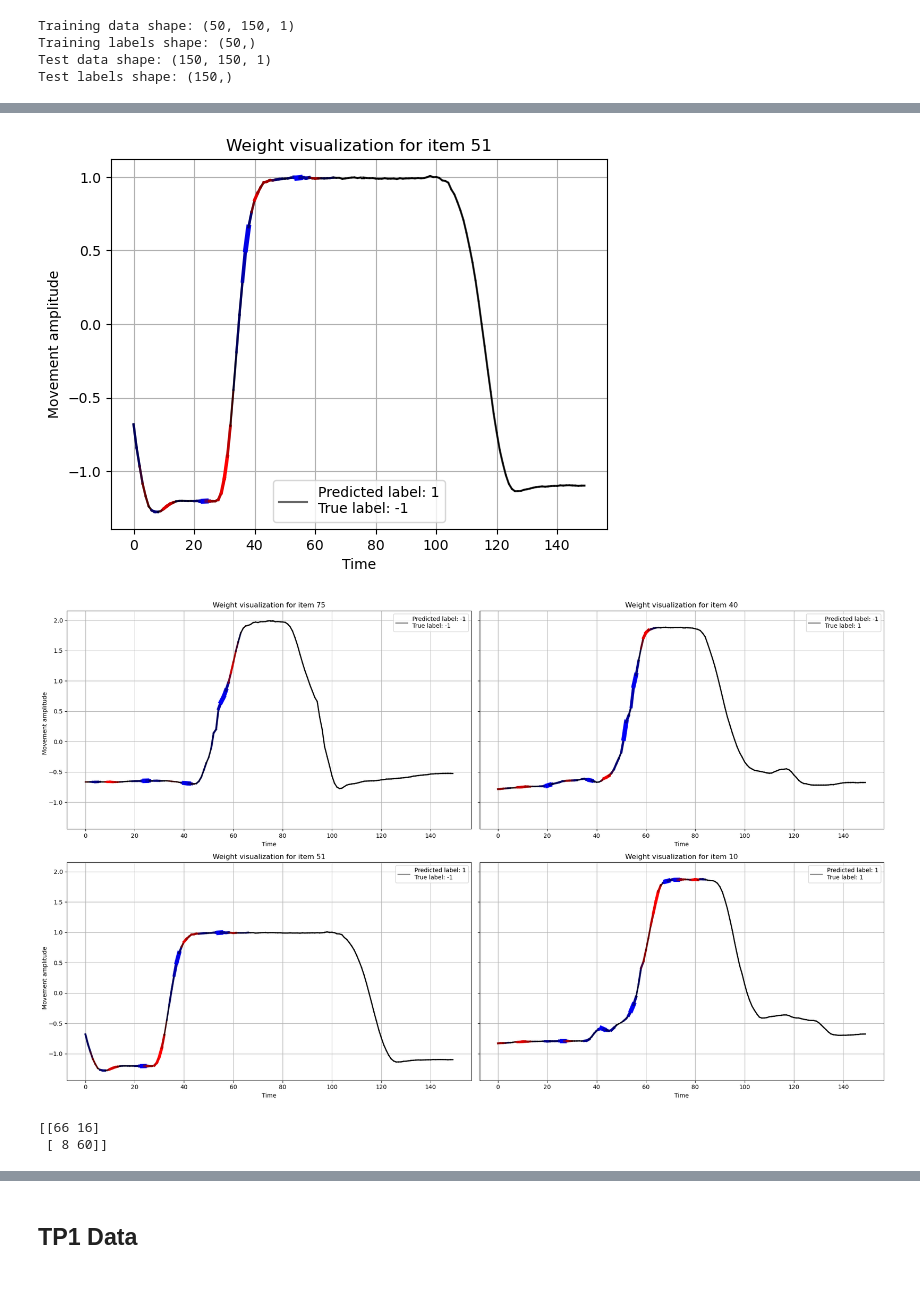
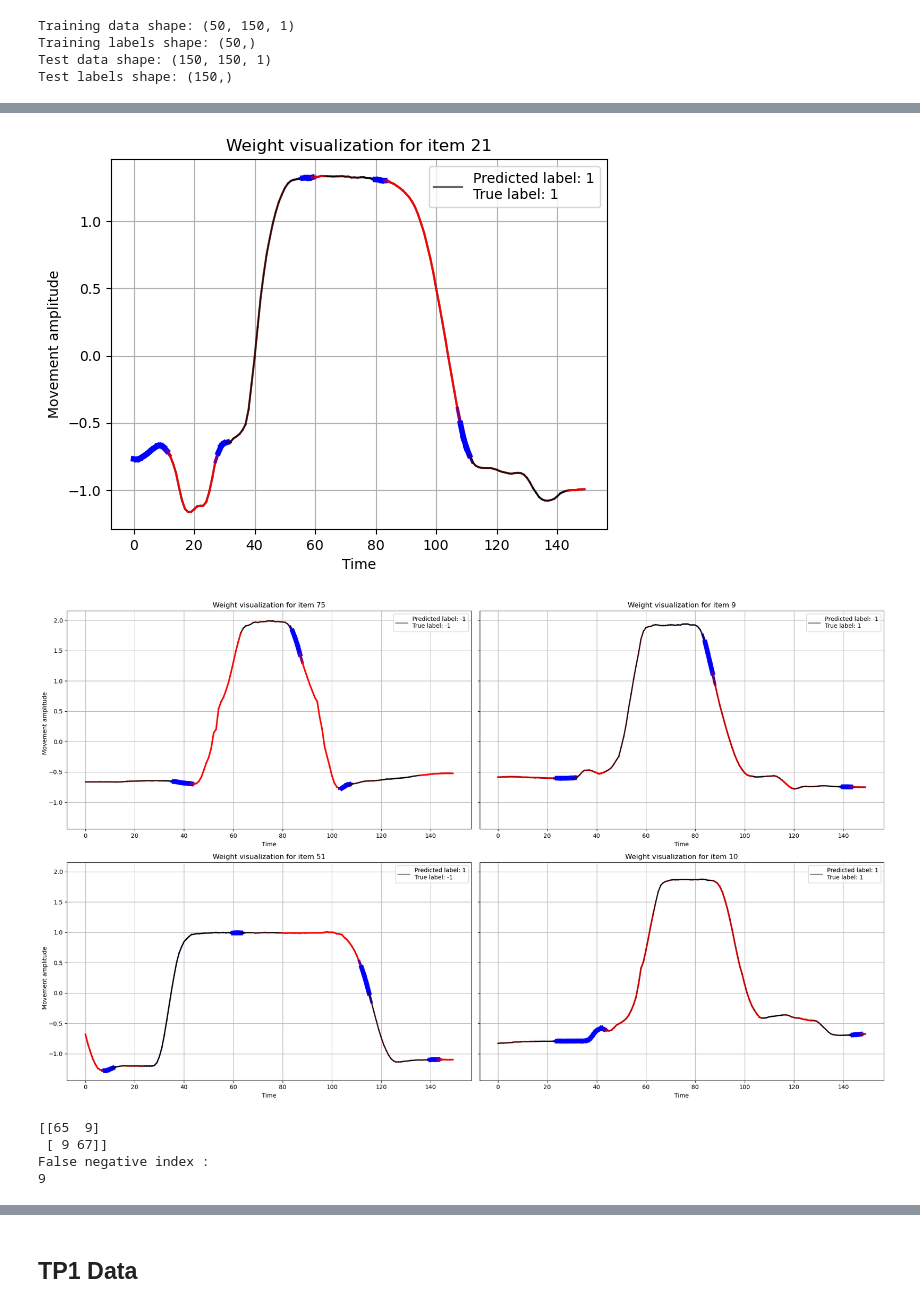
Before and after one commit to MelvinGode/Interpretable-TimeSeries-Classification, a Jupyter notebook: TSC.ipynb, the cells around one changed output, grey strips where cells are left out. Cells and saved outputs as stored; diff of their text form; code cells hidden in the pictures.

```diff
--- a/TSC.ipynb
+++ b/TSC.ipynb
@@ -92,7 +26,9 @@ def SAX(time_series, w, alpha):
         ceiling = min(len(time_series), int((word_index+1)*len(time_series)/w))
         PAA.append(np.mean(time_series[int(word_index*len(time_series)/w):ceiling]))
 
-    lookup = np.quantile(time_series, np.arange(1,alpha)*(1/alpha) )
+    #lookup = np.quantile(time_series, np.arange(1,alpha)*(1/alpha) ) # Empirical quantiles
+    lookup = norm.ppf(np.arange(1,alpha)*(1/alpha)) # Theoretical quantiles
+
 
     sax = np.digitize(PAA, lookup)
 
@@ -587,39 +480,0 @@ Test accuracy: 0.8881118881118881
-# %%
-def interpret(model, timeseriesdata, saxdata, ydata, index, custom_ylabel=False):
-    ts = timeseriesdata[index]
-    saxed = saxdata[index]
-    label = ydata[index]
-
-    prediction = int(model.ensemble_raw([ts])[0])
-
-    important_subseqs, important_weights = model.get_important_features()
-
-    highlights = np.zeros(len(ts))
-    for i, subseq in enumerate(important_subseqs):
-        start = saxed.find(subseq)
-        while start >= 0:
-            end = start + len(subseq)
-            highlights[start:end] += important_weights[i] / len(subseq)
-            start = saxed.find(subseq, end)
-
-    # Normalize highlights to be between 0 and 1
-    positive_highlights = np.maximum(0,highlights)
-    negative_highlights = np.maximum(0,-highlights)
-
-    highlights /= np.max(np.abs(highlights))
-
-    redhue= (positive_highlights - np.min(positive_highlights)) / (np.max(positive_highlights) - np.min(positive_highlights))
-    bluehue = (negative_highlights - np.min(negative_highlights)) / (np.max(negative_highlights) - np.min(negative_highlights))
-    hues = np.stack([redhue, np.zeros(len(ts)), bluehue], axis=-1)
-
-    plt.title("Weight visualization for item " + str(index))
-    plt.grid('a')
-    plt.xlabel("Time")
-    if custom_ylabel: plt.ylabel(custom_ylabel)
-    plt.plot(ts, color="black", alpha=.6, label = f"Predicted label: {prediction}\nTrue label: {label}")
-    for i in range(len(ts)-1):
-        plt.plot([i,i+1], ts[i : i+2], color=(hues[i] + hues[i+1])/2, lw = 2**(abs(highlights[i]) + abs(highlights[i+1])) )
-    plt.legend()
-    plt.show()
-
-interpret(seql, X_test, cancer_sax_test, y_cancer_test, 17, custom_ylabel="Breast cancer dataset")
@@ -797,7 +552,7 @@ Test accuracy : 0.74
 # %%
-interpret(gunner, X_test, gunpoint_sax_test, y_test, 51, custom_ylabel="Movement amplitude")
+interpret(gunner, X_train, gunpoint_sax_train, y_train, 21, custom_ylabel="Movement amplitude")
 # %% [output]
-[figure, old version]
+[figure, new version]
 # %%
 def interpret_for_the_plot(model, timeseriesdata, saxdata, ydata, index, ax, custom_ylabel=False):
     ts = timeseriesdata[index]
@@ -837,7 +592,7 @@ def interpret_for_the_plot(model, timeseriesdata, saxdata, ydata, index, ax, cus
     ax.legend()
 # %%
 fig, axes = plt.subplots(2, 2, figsize=(20, 12), sharey=True)
-for i, index in enumerate([75, 40, 51, 10]):
+for i, index in enumerate([75, 9, 51, 10]):
     interpret_for_the_plot(gunner, X_test, gunpoint_sax_test, y_test, index, axes[i//2, i%2])
 #fig.suptitle("Weight visualization on ")
 fig.text(0, 0.25, 'Movement amplitude', va='center', rotation='vertical')
@@ -845,13 +600,18 @@ fig.text(0, 0.75, 'Movement amplitude', va='center', rotation='vertical')
 plt.tight_layout()
 plt.show()
 # %% [output]
-[figure, old version]
+[figure, new version]
 # %%
 from sklearn.metrics import confusion_matrix
 
 predictions = np.sign(gunner.ensemble_raw(X_test))
 conf_matrix = confusion_matrix(y_test, predictions)
 print(conf_matrix.T)
+
+print('False negative index :')
+print(np.argmax(np.logical_and(predictions==-1, y_test==1)))
 # %% [output]
-[[66 16]
- [ 8 60]]
+[[65  9]
+ [ 9 67]]
+False negative index :
+9
```
Also changed, not shown: parts of 51 cells of this notebook.
